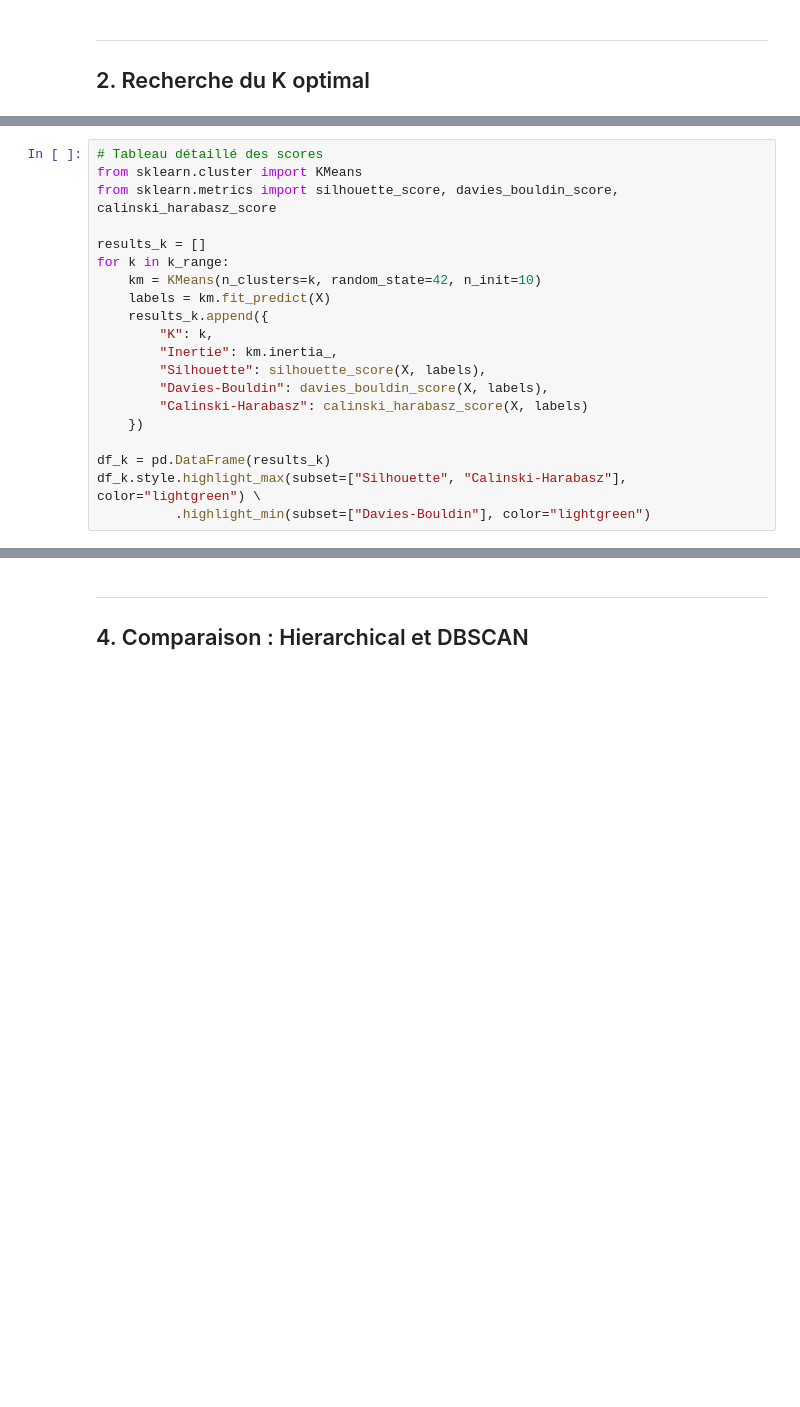
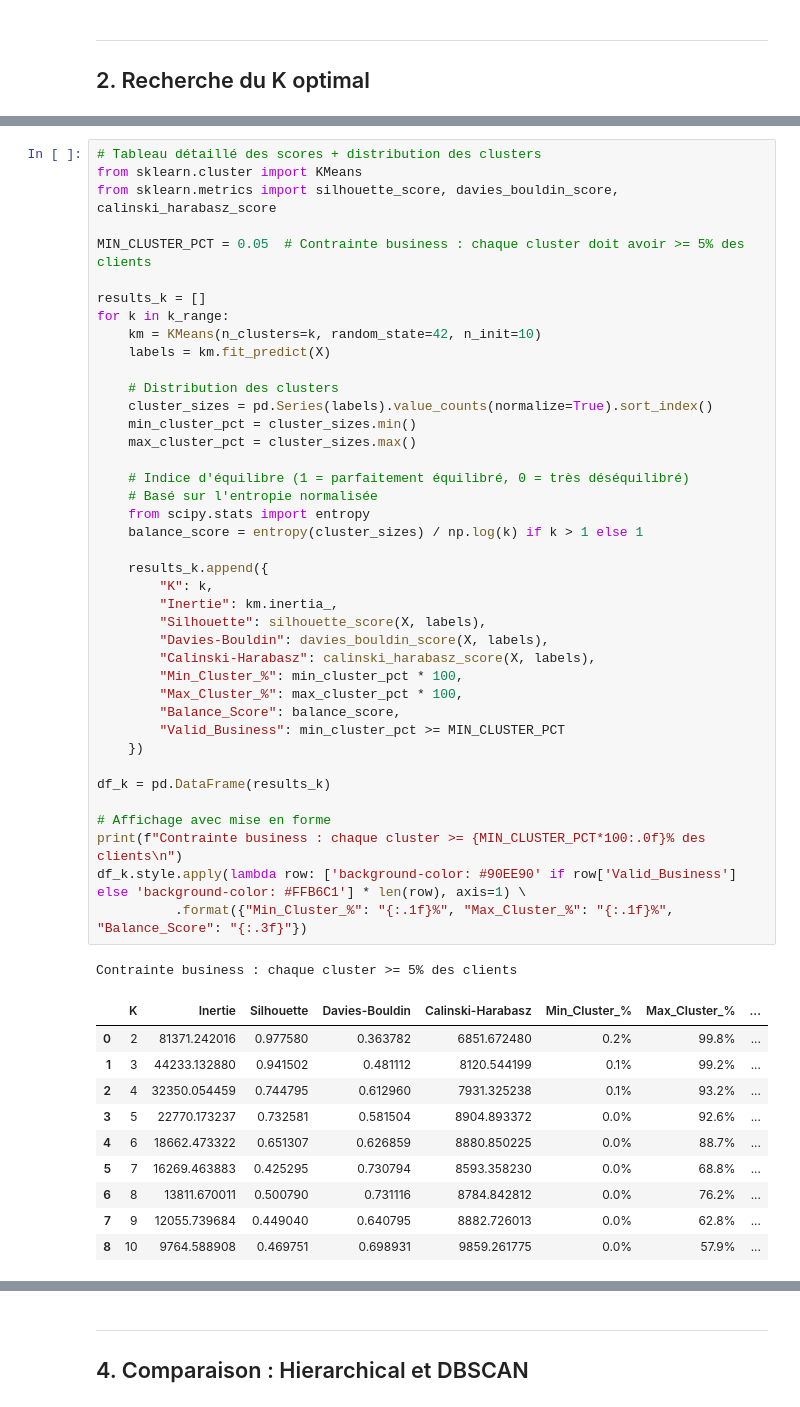
Before and after one commit to datapoli12/Segmentation-Client-E-commerce, a Jupyter notebook: notebooks/03_modeling.ipynb, the cells around one changed output, grey strips where cells are left out. Cells and saved outputs as stored; diff of their text form; blank space fills up the shorter version.

```diff
--- a/notebooks/03_modeling.ipynb
+++ b/notebooks/03_modeling.ipynb
@@ -74,21 +95,53 @@ plt.show()
 # %%
-# Tableau détaillé des scores
+# Tableau détaillé des scores + distribution des clusters
 from sklearn.cluster import KMeans
 from sklearn.metrics import silhouette_score, davies_bouldin_score, calinski_harabasz_score
+
+MIN_CLUSTER_PCT = 0.05  # Contrainte business : chaque cluster doit avoir >= 5% des clients
 
 results_k = []
 for k in k_range:
     km = KMeans(n_clusters=k, random_state=42, n_init=10)
     labels = km.fit_predict(X)
+
+    # Distribution des clusters
+    cluster_sizes = pd.Series(labels).value_counts(normalize=True).sort_index()
+    min_cluster_pct = cluster_sizes.min()
+    max_cluster_pct = cluster_sizes.max()
+
+    # Indice d'équilibre (1 = parfaitement équilibré, 0 = très déséquilibré)
+    # Basé sur l'entropie normalisée
+    from scipy.stats import entropy
+    balance_score = entropy(cluster_sizes) / np.log(k) if k > 1 else 1
+
     results_k.append({
         "K": k,
         "Inertie": km.inertia_,
         "Silhouette": silhouette_score(X, labels),
         "Davies-Bouldin": davies_bouldin_score(X, labels),
-        "Calinski-Harabasz": calinski_harabasz_score(X, labels)
+        "Calinski-Harabasz": calinski_harabasz_score(X, labels),
+        "Min_Cluster_%": min_cluster_pct * 100,
+        "Max_Cluster_%": max_cluster_pct * 100,
+        "Balance_Score": balance_score,
+        "Valid_Business": min_cluster_pct >= MIN_CLUSTER_PCT
     })
 
 df_k = pd.DataFrame(results_k)
-df_k.style.highlight_max(subset=["Silhouette", "Calinski-Harabasz"], color="lightgreen") \
-          .highlight_min(subset=["Davies-Bouldin"], color="lightgreen")
+
+# Affichage avec mise en forme
+print(f"Contrainte business : chaque cluster >= {MIN_CLUSTER_PCT*100:.0f}% des clients\n")
+df_k.style.apply(lambda row: ['background-color: #90EE90' if row['Valid_Business'] else 'background-color: #FFB6C1'] * len(row), axis=1) \
+          .format({"Min_Cluster_%": "{:.1f}%", "Max_Cluster_%": "{:.1f}%", "Balance_Score": "{:.3f}"})
+# %% [output]
+Contrainte business : chaque cluster >= 5% des clients
+|  | K | Inertie | Silhouette | Davies-Bouldin | Calinski-Harabasz | Min_Cluster_% | Max_Cluster_% | ... |
+| 0 | 2 | 81371.242016 | 0.977580 | 0.363782 | 6851.672480 | 0.2% | 99.8% | ... |
+| 1 | 3 | 44233.132880 | 0.941502 | 0.481112 | 8120.544199 | 0.1% | 99.2% | ... |
+| 2 | 4 | 32350.054459 | 0.744795 | 0.612960 | 7931.325238 | 0.1% | 93.2% | ... |
+| 3 | 5 | 22770.173237 | 0.732581 | 0.581504 | 8904.893372 | 0.0% | 92.6% | ... |
+| 4 | 6 | 18662.473322 | 0.651307 | 0.626859 | 8880.850225 | 0.0% | 88.7% | ... |
+| 5 | 7 | 16269.463883 | 0.425295 | 0.730794 | 8593.358230 | 0.0% | 68.8% | ... |
+| 6 | 8 | 13811.670011 | 0.500790 | 0.731116 | 8784.842812 | 0.0% | 76.2% | ... |
+| 7 | 9 | 12055.739684 | 0.449040 | 0.640795 | 8882.726013 | 0.0% | 62.8% | ... |
+| 8 | 10 | 9764.588908 | 0.469751 | 0.698931 | 9859.261775 | 0.0% | 57.9% | ... |
 # %% [markdown]
```
Also changed, not shown: parts of 22 cells of this notebook, 6 other files.
